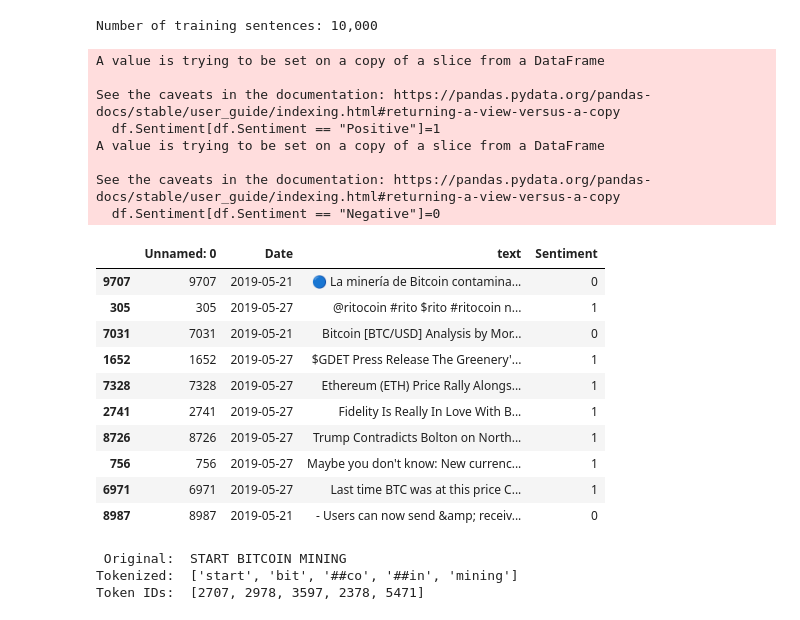
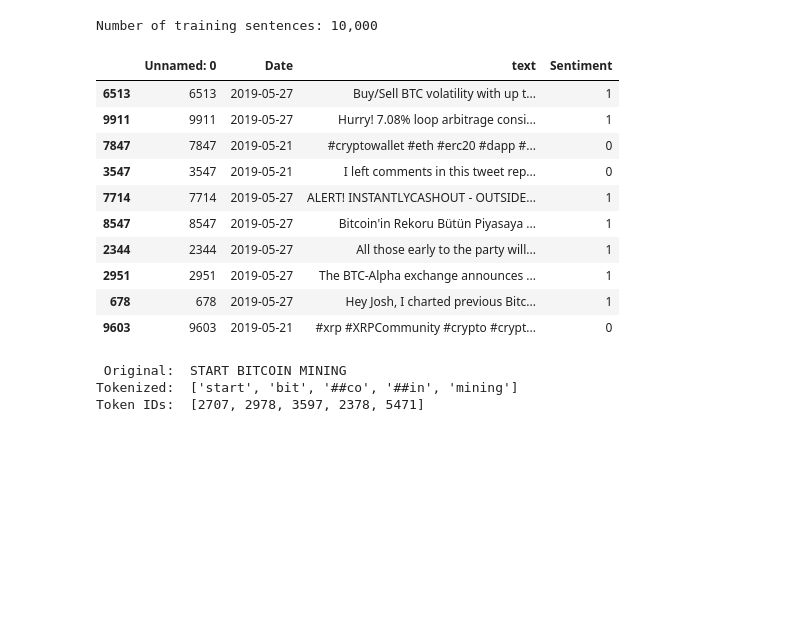
Before and after one commit to PhilipCappello/FineTuningBert, a Jupyter notebook: FineTuningBert.ipynb, the cells around one changed output. Cells and saved outputs as stored; diff of their text form; code cells hidden in the pictures; blank space fills up the shorter version.

```diff
--- a/FineTuningBert.ipynb
+++ b/FineTuningBert.ipynb
@@ -81,30 +83,21 @@ print('Number of training sentences: {:,}\n'.format(df.shape[0])) # we have 10,0
 Number of training sentences: 10,000
 # %%
 # df = df.replace({'Sentiment': {'Negative':int(0), 'Neutral':int(1), 'Positive':int(2)}})
-df.Sentiment[df.Sentiment == "Positive"]=1
-# df.Sentiment[df.Sentiment == "Neutral"]=1
-df.Sentiment[df.Sentiment == "Negative"]=0
+encoded_label = {'Negative': 0, 'Positive': 1}
+df['Sentiment'] = df['Sentiment'].map(encoded_label)
 df.sample(10)
 # %% [output]
-A value is trying to be set on a copy of a slice from a DataFrame
-
-See the caveats in the documentation: https://pandas.pydata.org/pandas-docs/stable/user_guide/indexing.html#returning-a-view-versus-a-copy
-  df.Sentiment[df.Sentiment == "Positive"]=1
-A value is trying to be set on a copy of a slice from a DataFrame
-
-See the caveats in the documentation: https://pandas.pydata.org/pandas-docs/stable/user_guide/indexing.html#returning-a-view-versus-a-copy
-  df.Sentiment[df.Sentiment == "Negative"]=0
 |  | Unnamed: 0 | Date | text | Sentiment |
-| 9707 | 9707 | 2019-05-21 | 🔵 La minería de Bitcoin contamina... | 0 |
-| 305 | 305 | 2019-05-27 | @ritocoin #rito $rito #ritocoin n... | 1 |
-| 7031 | 7031 | 2019-05-21 | Bitcoin [BTC/USD] Analysis by Mor... | 0 |
-| 1652 | 1652 | 2019-05-27 | $GDET Press Release The Greenery'... | 1 |
-| 7328 | 7328 | 2019-05-27 | Ethereum (ETH) Price Rally Alongs... | 1 |
-| 2741 | 2741 | 2019-05-27 | Fidelity Is Really In Love With B... | 1 |
-| 8726 | 8726 | 2019-05-27 | Trump Contradicts Bolton on North... | 1 |
-| 756 | 756 | 2019-05-27 | Maybe you don't know: New currenc... | 1 |
-| 6971 | 6971 | 2019-05-27 | Last time BTC was at this price C... | 1 |
-| 8987 | 8987 | 2019-05-21 | - Users can now send &amp; receiv... | 0 |
+| 6513 | 6513 | 2019-05-27 | Buy/Sell BTC volatility with up t... | 1 |
+| 9911 | 9911 | 2019-05-27 | Hurry! 7.08% loop arbitrage consi... | 1 |
+| 7847 | 7847 | 2019-05-21 | #cryptowallet #eth #erc20 #dapp #... | 0 |
+| 3547 | 3547 | 2019-05-21 | I left comments in this tweet rep... | 0 |
+| 7714 | 7714 | 2019-05-27 | ALERT! INSTANTLYCASHOUT - OUTSIDE... | 1 |
+| 8547 | 8547 | 2019-05-27 | Bitcoin'in Rekoru Bütün Piyasaya ... | 1 |
+| 2344 | 2344 | 2019-05-27 | All those early to the party will... | 1 |
+| 2951 | 2951 | 2019-05-27 | The BTC-Alpha exchange announces ... | 1 |
+| 678 | 678 | 2019-05-27 | Hey Josh, I charted previous Bitc... | 1 |
+| 9603 | 9603 | 2019-05-21 | #xrp #XRPCommunity #crypto #crypt... | 0 |
 # %%
 # !pip install transformers
 # now we want to format our data so that VERT can use it for training
```
Also changed, not shown: parts of 19 cells of this notebook, 7 other files.
